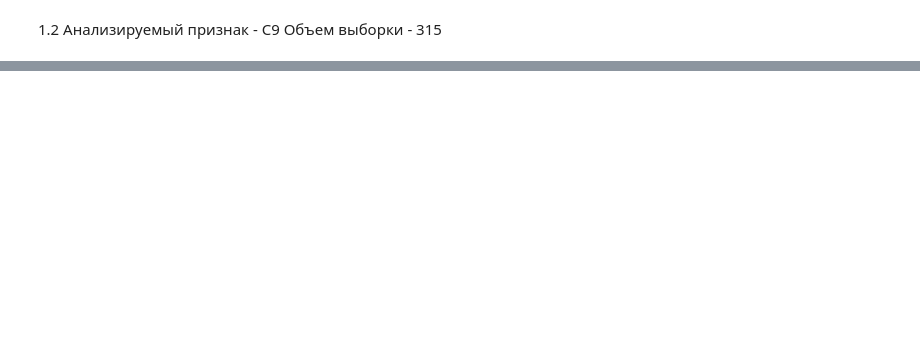
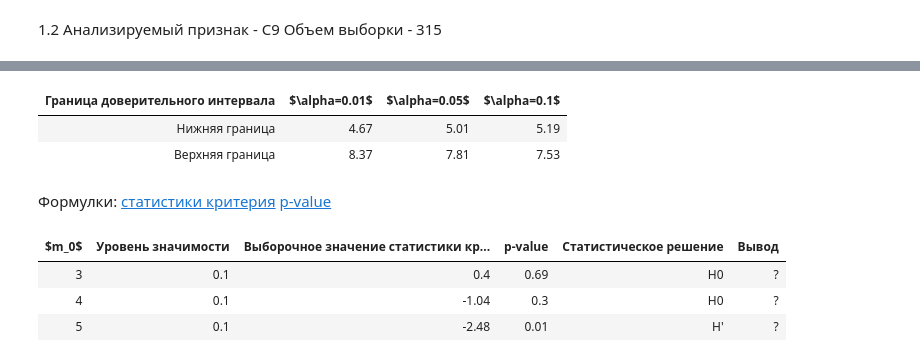
Before and after one commit to AndreiEremeev/matstat-labs, a Jupyter notebook: Untitled.ipynb, the cells around one changed output, grey strips where cells are left out. Saved outputs shown, nothing was run; the diff lists cells and outputs as text; code cells hidden in the pictures; blank space fills up the shorter version.

```diff
--- a/Untitled.ipynb
+++ b/Untitled.ipynb
@@ -125,0 +252,59 @@ print_1_2("C9")
+# %%
+def var_div_confidence_interval(x1, x2, alpha):
+    x1 = 1.0 * np.array(x1)
+    x2 = 1.0 * np.array(x2)
+    n1 = len(x1)
+    n2 = len(x2)
+    var_div = x1.var(ddof=1) / x2.var(ddof=1)
+    l = var_div * stats.f.ppf(alpha/2., n1 - 1, n2 - 1)
+    h = var_div * stats.f.ppf(1 - alpha/2., n1 - 1, n2 - 1)
+    return var_div, l, h
+
+def print_2_4(first, second):
+    np_first = np.array(df[first])
+    np_second = np.array(df[second])
+    _, l1, h1 = var_div_confidence_interval(np_first, np_second, 0.01)
+    _, l2, h2 = var_div_confidence_interval(np_first, np_second, 0.05)
+    _, l3, h3 = var_div_confidence_interval(np_first, np_second, 0.1)
+    table(
+        ['Граница доверительного интервала', '$\\alpha=0.01$', '$\\alpha=0.05$', '$\\alpha=0.1$'],
+        [
+            ['Нижняя граница', round(l1,4), round(l2,4), round(l3,4)],
+            ['Верхняя граница', round(h1,4), round(h2,4), round(h3,4)]
+        ]
+    )
+
+print_2_4("C11", "C12")
+# %% [output]
+| Граница доверительного интервала | $\alpha=0.01$ | $\alpha=0.05$ | $\alpha=0.1$ |
+| Нижняя граница | 4.67 | 5.01 | 5.19 |
+| Верхняя граница | 8.37 | 7.81 | 7.53 |
+# %% [markdown]
+Формулки: [статистики критерия](http://datalearning.ru/index.php/textbook?cid=1&mid=3&topic=2)
+[p-value](http://datalearning.ru/index.php/textbook?cid=1&mid=3&topic=1)
+# %%
+def criterion_t_test_row(sample, m0, alpha=0.1):
+    s = np.std(sample, ddof=1)
+    mean = np.mean(sample)
+    z = (mean - m0) / s * np.sqrt(len(sample))
+    t_quantile = stats.t.ppf(1 - alpha / 2, len(sample) - 1)
+    decision = 'H0' if abs(z) < t_quantile else 'H\''
+    left_p = stats.t.cdf(z, len(sample) - 1)
+    p_value = 2 * min(left_p, 1 - left_p)
+    return m0, alpha, round(z, 4), round(p_value,4), decision, '?'
+
+def print_3_1(first):
+    np_first = np.array(df[first])
+    table(
+    ['$m_0$', 'Уровень значимости', 'Выборочное значение статистики критерия', 'p-value', 'Статистическое решение', 'Вывод'],
+    [
+       criterion_t_test_row(np_first, 3),
+       criterion_t_test_row(np_first, 4),
+       criterion_t_test_row(np_first, 5),
+    ])
+print_3_1("C9")
+# %% [output]
+| $m_0$ | Уровень значимости | Выборочное значение статистики кр... | p-value | Статистическое решение | Вывод |
+| 3 | 0.1 | 0.4 | 0.69 | H0 | ? |
+| 4 | 0.1 | -1.04 | 0.3 | H0 | ? |
+| 5 | 0.1 | -2.48 | 0.01 | H' | ? |
```
Also changed, not shown: parts of 9 cells of this notebook.
